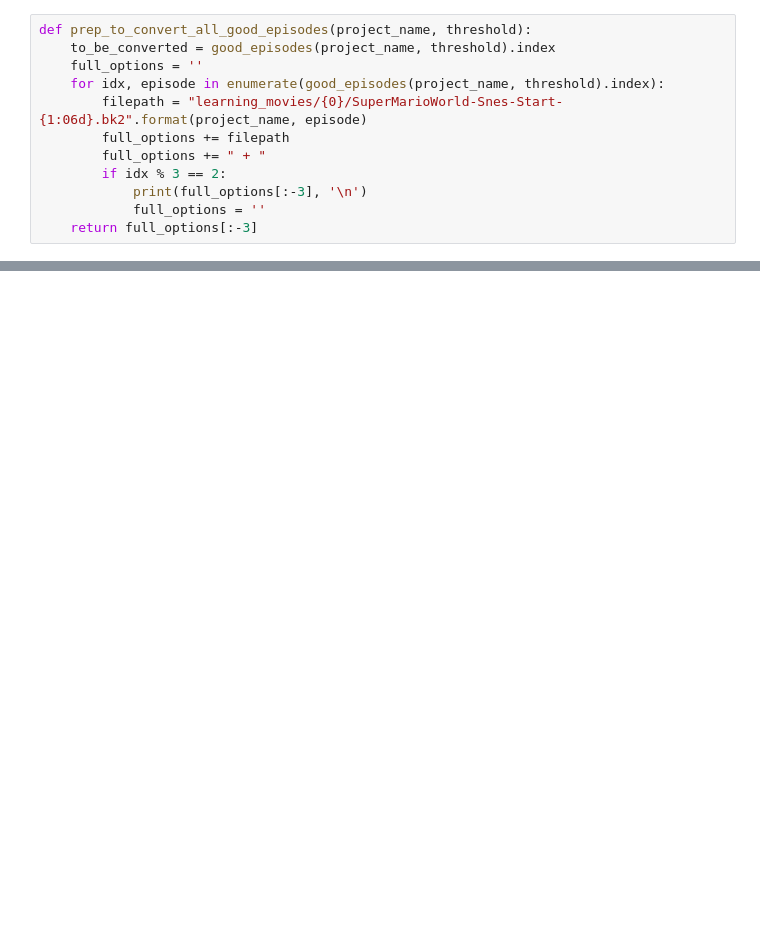
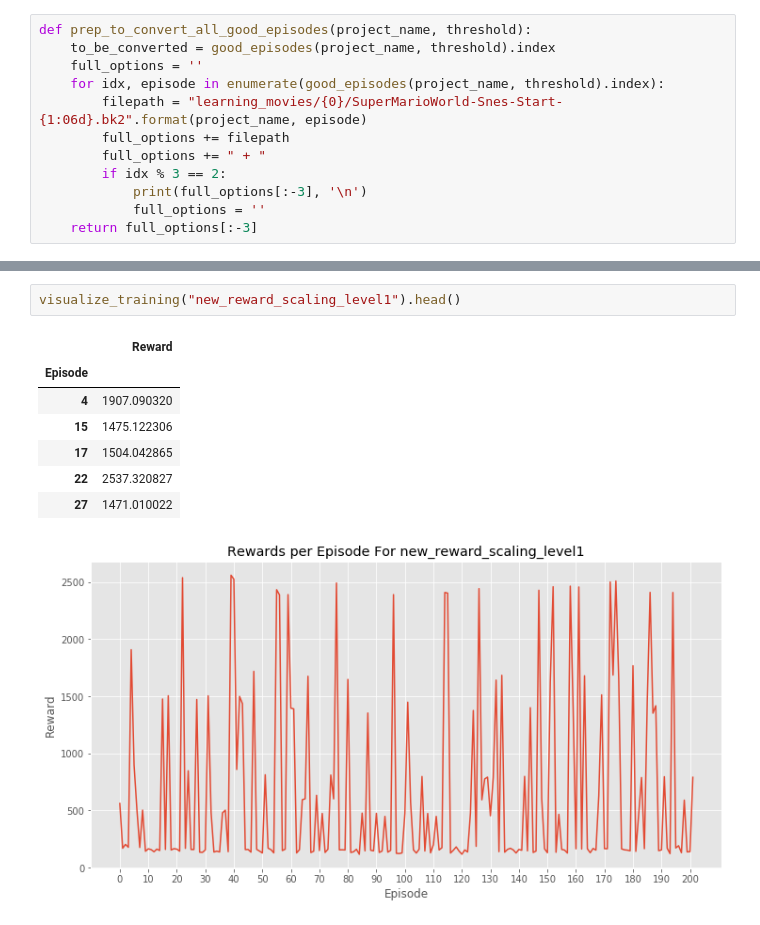
Before and after one commit to NJacobsohn/Your-Learning-is-in-Another-Castle, a Jupyter notebook: notebooks/plotting_and_visualization.ipynb, the cells around one changed output, grey strips where cells are left out. Cells and saved outputs as stored; diff of their text form; blank space fills up the shorter version.

```diff
--- a/notebooks/plotting_and_visualization.ipynb
+++ b/notebooks/plotting_and_visualization.ipynb
@@ -176,0 +115,11 @@ good_episodes("underwater_level_big_train", 300)
+# %%
+visualize_training("new_reward_scaling_level1").head()
+# %% [output]
+|  | Reward |
+| Episode |  |
+| 4 | 1907.090320 |
+| 15 | 1475.122306 |
+| 17 | 1504.042865 |
+| 22 | 2537.320827 |
+| 27 | 1471.010022 |
+[figure, added]
```
Also changed, not shown: parts of 28 cells of this notebook.
